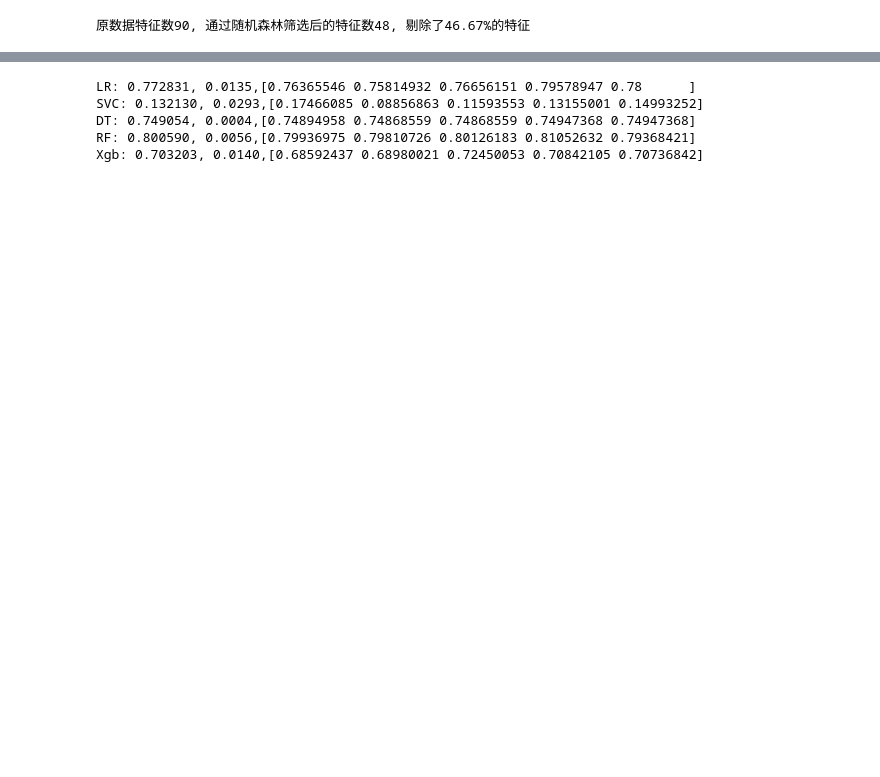
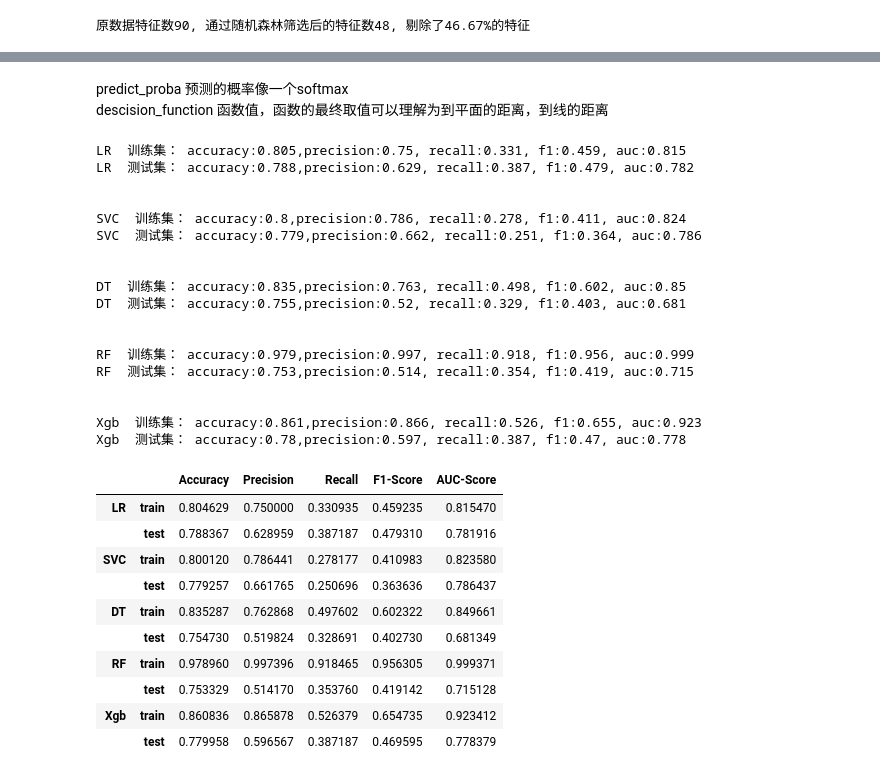
Before and after one commit to LittleSix1/Datawhale, a Jupyter notebook: Datawhale.ipynb, the cells around one changed output, grey strips where cells are left out. Saved outputs shown, nothing was run; the diff lists cells and outputs as text; code cells hidden in the pictures; blank space fills up the shorter version.

```diff
--- a/Datawhale.ipynb
+++ b/Datawhale.ipynb
@@ -889,0 +893,3 @@ models = [LogisticRegression(),RandomForestRegressor(),SVC(),XGBClassifier(),Dec
+# %% [markdown]
+predict_proba 预测的概率像一个softmax
+descision_function 函数值，函数的最终取值可以理解为到平面的距离，到线的距离
@@ -892,10 +916,66 @@ names = ["LR","SVC", 'DT', "RF","Xgb"]
-# %%
-for name,model in zip(names,models):
-    score = cross_val_score(model,x,y,cv=5) #相当于调用5次 得出5个得分list
-    print("{}: {:.6f}, {:.4f},{}".format(name,score.mean(),score.std(),score))
-# %% [output]
-LR: 0.772831, 0.0135,[0.76365546 0.75814932 0.76656151 0.79578947 0.78      ]
-SVC: 0.132130, 0.0293,[0.17466085 0.08856863 0.11593553 0.13155001 0.14993252]
-DT: 0.749054, 0.0004,[0.74894958 0.74868559 0.74868559 0.74947368 0.74947368]
-RF: 0.800590, 0.0056,[0.79936975 0.79810726 0.80126183 0.81052632 0.79368421]
-Xgb: 0.703203, 0.0140,[0.68592437 0.68980021 0.72450053 0.70842105 0.70736842]
+# %%
+df_list = []
+for name,model in zip(names,models):
+
+    y_train_pred = model.predict(X_train)
+    y_test_pred = model.predict(X_test)
+
+    #accuracy
+    train_accuracy = model.score(X_train,y_train)
+    test_accuracy = model.score(X_test,y_test)
+    #precision
+    train_precision = precision_score(y_train,y_train_pred)
+    test_precision = precision_score(y_test,y_test_pred)
+    #recall
+    train_recall = recall_score(y_train,y_train_pred)
+    test_recall = recall_score(y_test,y_test_pred)
+    #f1
+    train_f1 = f1_score(y_train,y_train_pred)
+    test_f1 = f1_score(y_test,y_test_pred)
+    #auc 计算时，计算的应该是不同的概率画出来的曲线下的面积,而不是预测值对应的曲线下的面积
+    #预测值 分类模型，应该全是0 或者 1 ，但是概率是类似于得分一样的值
+    #根据资料貌似两种都行，都可以作为阈值来进行ROC曲线的绘制
+    y_train_pred = model.predict_proba(X_train)[:,1]
+    y_test_pred = model.predict_proba(X_test)[:,1]
+
+    train_auc = roc_auc_score(y_train,y_train_pred)
+    test_auc = roc_auc_score(y_test,y_test_pred)
+    print('{}  训练集： accuracy:{:.3},precision:{:.3}, recall:{:.3}, f1:{:.3}, auc:{:.3}'.format(name,train_accuracy,train_precision,train_recall,train_f1,train_auc))
+    print('{}  测试集： accuracy:{:.3},precision:{:.3}, recall:{:.3}, f1:{:.3}, auc:{:.3}'.format(name,test_accuracy,test_precision,test_recall,test_f1,test_auc))
+    print('\n')
+    df = pd.DataFrame(np.array([train_accuracy,train_precision,train_recall,train_f1,train_auc,test_accuracy,test_precision,test_recall,test_f1,test_auc]).reshape(2,-1),
+                  index = ['train','test'],
+                  columns = ['Accuracy','Precision','Recall','F1-Score','AUC-Score'])
+    df_list.append(df)
+
+pd.concat(df_list,axis=0,keys=names)
+# %% [output]
+LR  训练集： accuracy:0.805,precision:0.75, recall:0.331, f1:0.459, auc:0.815
+LR  测试集： accuracy:0.788,precision:0.629, recall:0.387, f1:0.479, auc:0.782
+
+
+SVC  训练集： accuracy:0.8,precision:0.786, recall:0.278, f1:0.411, auc:0.824
+SVC  测试集： accuracy:0.779,precision:0.662, recall:0.251, f1:0.364, auc:0.786
+
+
+DT  训练集： accuracy:0.835,precision:0.763, recall:0.498, f1:0.602, auc:0.85
+DT  测试集： accuracy:0.755,precision:0.52, recall:0.329, f1:0.403, auc:0.681
+
+
+RF  训练集： accuracy:0.979,precision:0.997, recall:0.918, f1:0.956, auc:0.999
+RF  测试集： accuracy:0.753,precision:0.514, recall:0.354, f1:0.419, auc:0.715
+
+
+Xgb  训练集： accuracy:0.861,precision:0.866, recall:0.526, f1:0.655, auc:0.923
+Xgb  测试集： accuracy:0.78,precision:0.597, recall:0.387, f1:0.47, auc:0.778
+|  |  | Accuracy | Precision | Recall | F1-Score | AUC-Score |
+| LR | train | 0.804629 | 0.750000 | 0.330935 | 0.459235 | 0.815470 |
+|  | test | 0.788367 | 0.628959 | 0.387187 | 0.479310 | 0.781916 |
+| SVC | train | 0.800120 | 0.786441 | 0.278177 | 0.410983 | 0.823580 |
+|  | test | 0.779257 | 0.661765 | 0.250696 | 0.363636 | 0.786437 |
+| DT | train | 0.835287 | 0.762868 | 0.497602 | 0.602322 | 0.849661 |
+|  | test | 0.754730 | 0.519824 | 0.328691 | 0.402730 | 0.681349 |
+| RF | train | 0.978960 | 0.997396 | 0.918465 | 0.956305 | 0.999371 |
+|  | test | 0.753329 | 0.514170 | 0.353760 | 0.419142 | 0.715128 |
+| Xgb | train | 0.860836 | 0.865878 | 0.526379 | 0.654735 | 0.923412 |
+|  | test | 0.779958 | 0.596567 | 0.387187 | 0.469595 | 0.778379 |
```
Also changed, not shown: parts of 33 cells of this notebook.
